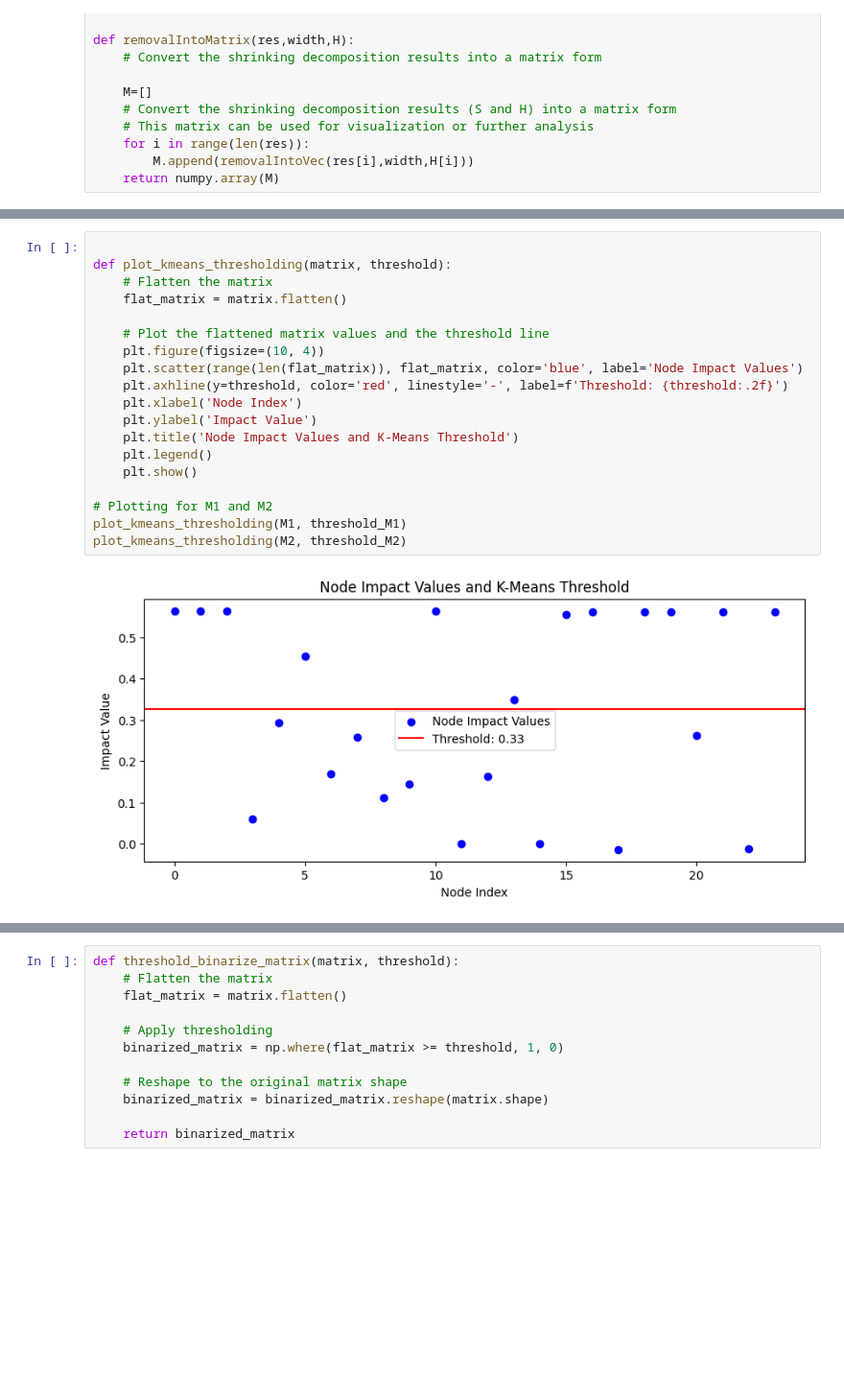
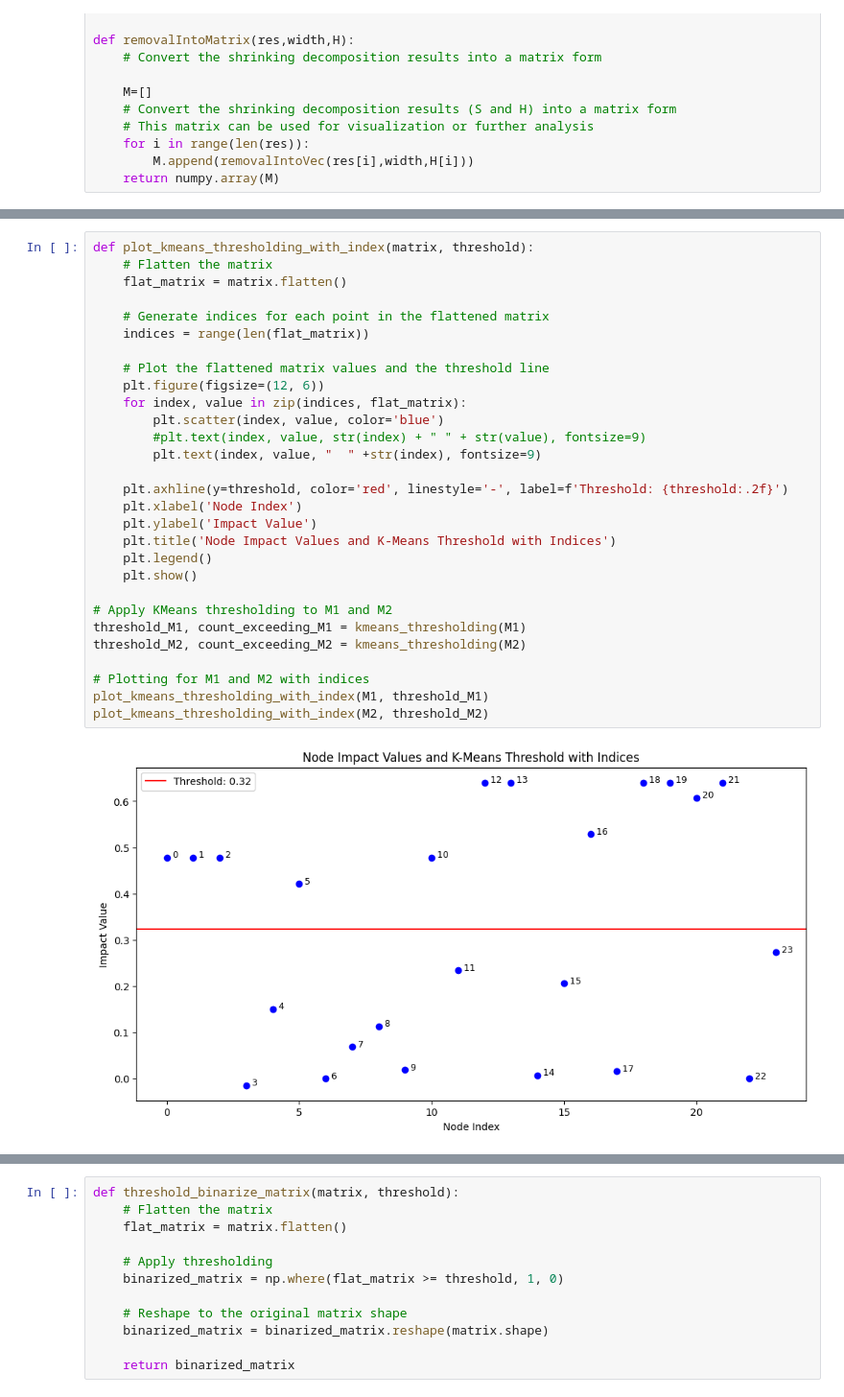
Before and after one commit to Ahmadar91/Master-sThesis, a Jupyter notebook: Attention.ipynb, the cells around one changed output, grey strips where cells are left out. Shown: that part at 96% size. Drawn from its saved outputs; the diff is of its cells as text; blank space fills up the shorter version.

```diff
--- a/Attention.ipynb
+++ b/Attention.ipynb
@@ -2187,21 +2113,31 @@ threshold_M2, count_exceeding_M2 = kmeans_thresholding(M2)
 # %%
-
-def plot_kmeans_thresholding(matrix, threshold):
+def plot_kmeans_thresholding_with_index(matrix, threshold):
     # Flatten the matrix
     flat_matrix = matrix.flatten()
 
+    # Generate indices for each point in the flattened matrix
+    indices = range(len(flat_matrix))
+
     # Plot the flattened matrix values and the threshold line
-    plt.figure(figsize=(10, 4))
-    plt.scatter(range(len(flat_matrix)), flat_matrix, color='blue', label='Node Impact Values')
+    plt.figure(figsize=(12, 6))
+    for index, value in zip(indices, flat_matrix):
+        plt.scatter(index, value, color='blue')
+        #plt.text(index, value, str(index) + " " + str(value), fontsize=9)
+        plt.text(index, value, "  " +str(index), fontsize=9)
+
     plt.axhline(y=threshold, color='red', linestyle='-', label=f'Threshold: {threshold:.2f}')
     plt.xlabel('Node Index')
     plt.ylabel('Impact Value')
-    plt.title('Node Impact Values and K-Means Threshold')
+    plt.title('Node Impact Values and K-Means Threshold with Indices')
     plt.legend()
     plt.show()
 
-# Plotting for M1 and M2
-plot_kmeans_thresholding(M1, threshold_M1)
-plot_kmeans_thresholding(M2, threshold_M2)
+# Apply KMeans thresholding to M1 and M2
+threshold_M1, count_exceeding_M1 = kmeans_thresholding(M1)
+threshold_M2, count_exceeding_M2 = kmeans_thresholding(M2)
+
+# Plotting for M1 and M2 with indices
+plot_kmeans_thresholding_with_index(M1, threshold_M1)
+plot_kmeans_thresholding_with_index(M2, threshold_M2)
 # %% [output]
-[figure, old version]
+[figure, new version]
```
Also changed, not shown: parts of 9 cells of this notebook.
